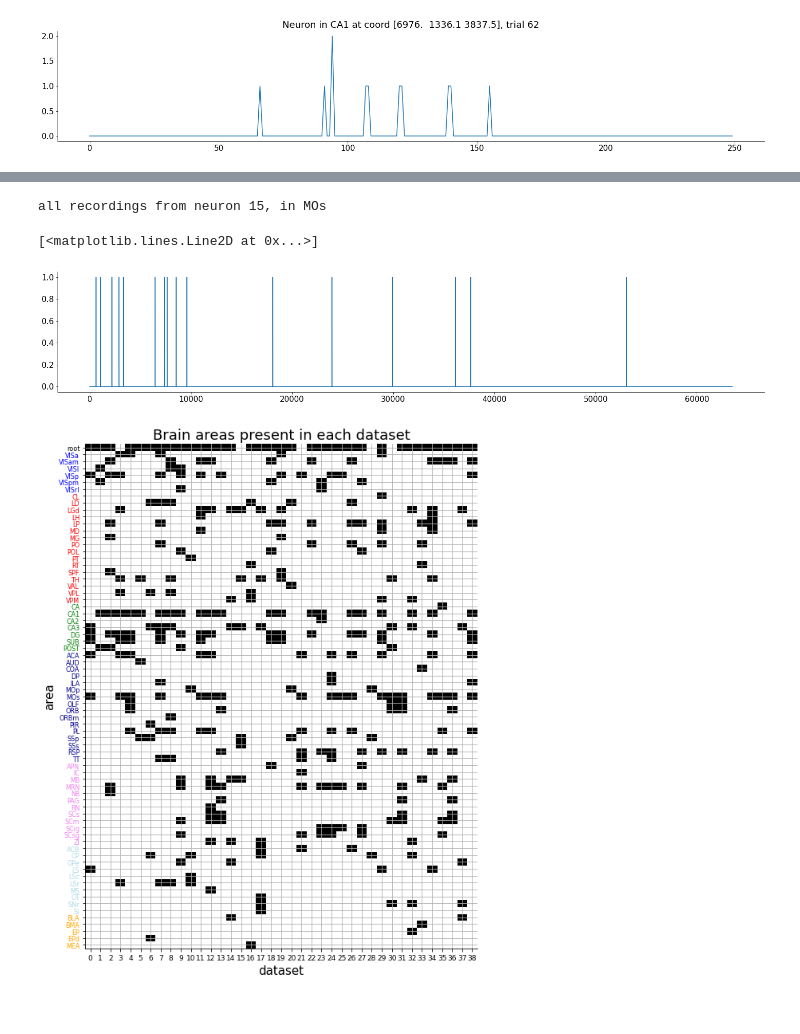
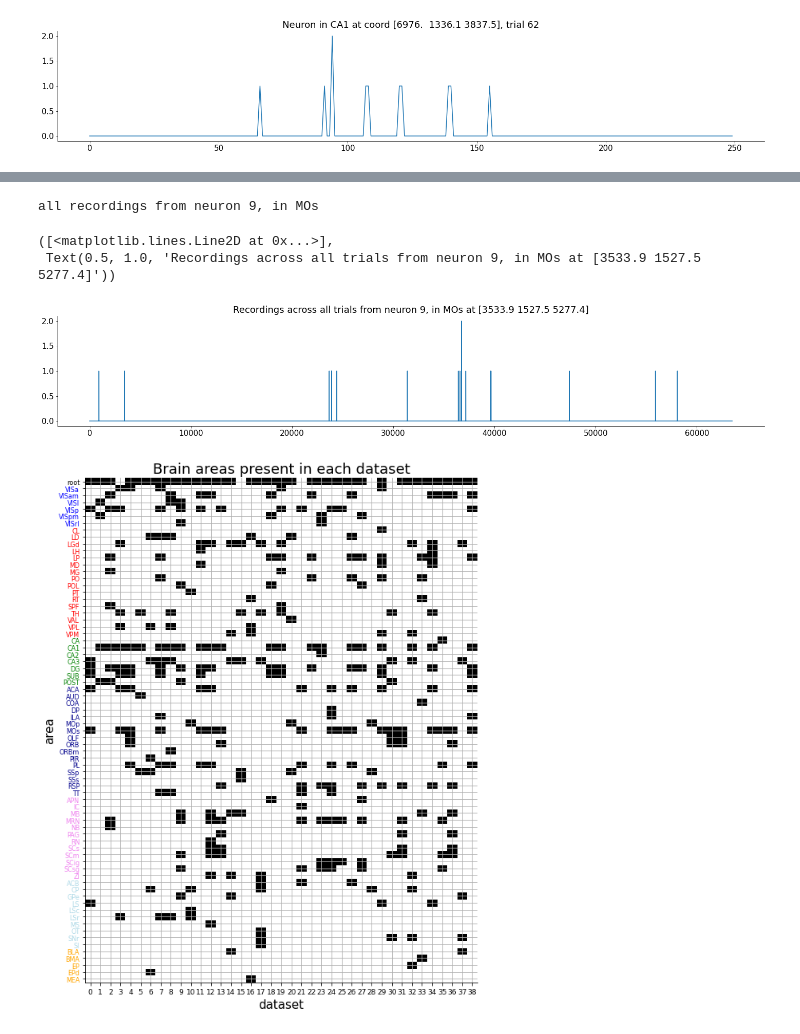
Before and after one commit to cindyhfls/NMA_DL_2021_project, a Jupyter notebook: SteinGetz.ipynb, the cells around one changed output, grey strips where cells are left out. Saved outputs shown, nothing was run; the diff lists cells and outputs as text; code cells hidden in the pictures.

```diff
--- a/SteinGetz.ipynb
+++ b/SteinGetz.ipynb
@@ -179,26 +205,27 @@ plt.plot(np.hstack(test['spks'][50]).shape
 # %%
 
 def plot_all_trials(session,remove):
 
   #### remove data corresponding to root
   spike=np.delete(session['spks'],remove,axis=0)
   region=np.delete(session['brain_area'],remove,axis=0)
   coord=np.delete(session['ccf'],remove,axis=0)
   #plot all spikes across all trials from a single neuron
   idx=np.random.randint(0,spike.shape[0])
   region=region[idx]
   coord=coord[idx]
   sp=np.hstack(spike[idx])
 
     ##get individual trial data
   print(f'all recordings from neuron {idx}, in {region}')
-  return plt.plot(sp)
+  return plt.plot(sp),plt.title(f'Recordings across all trials from neuron {idx}, in {region} at {coord}')
 
 plot_all_trials(test,rt)
 # %% [output]
-all recordings from neuron 15, in MOs
+all recordings from neuron 9, in MOs
-[<matplotlib.lines.Line2D at 0x...>]
+([<matplotlib.lines.Line2D at 0x...>],
+ Text(0.5, 1.0, 'Recordings across all trials from neuron 9, in MOs at [3533.9 1527.5 5277.4]'))
-[figure, old version]
+[figure, new version]
 # %%
 # Make a plot of which brain areas are present in each dataset
 # note that region 4 ("other ctx" are neurons that were not able to be classified)
```
Also changed, not shown: parts of 4 cells of this notebook.
